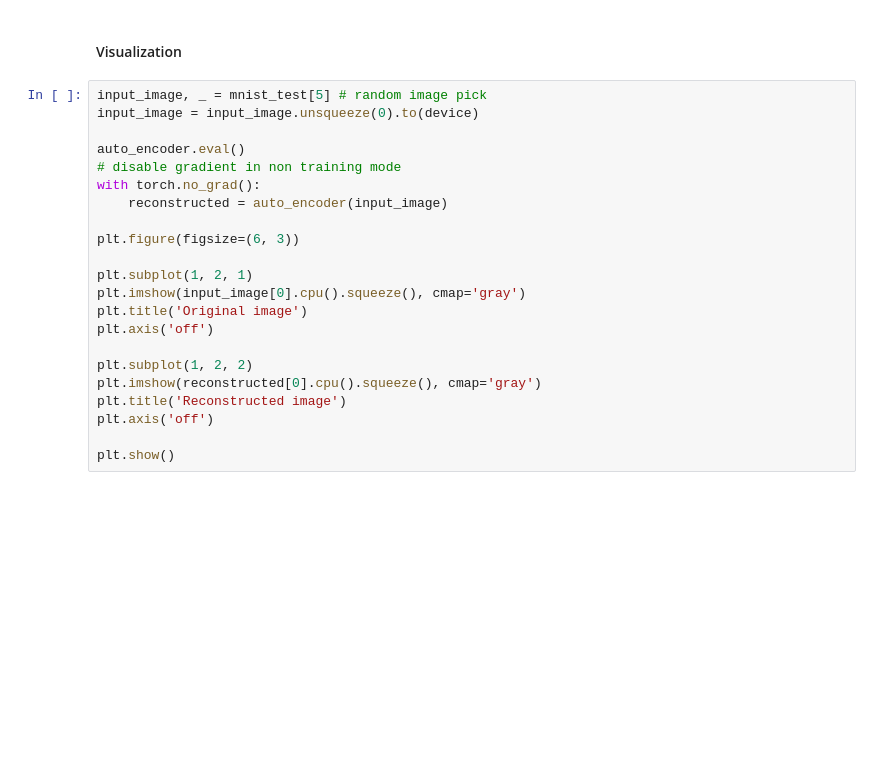
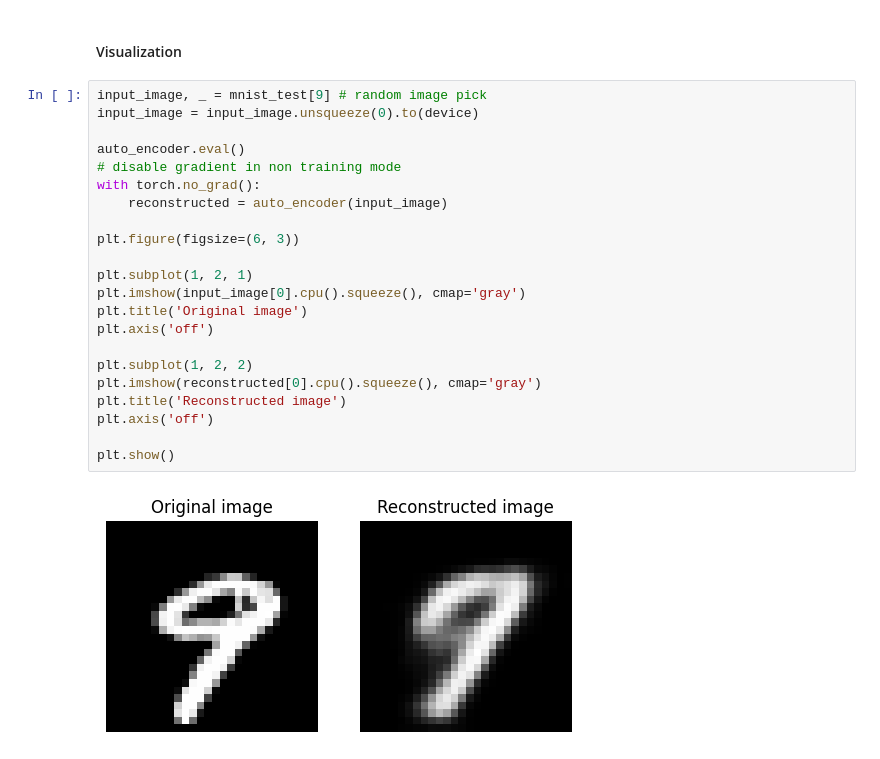
Before and after one commit to noemieth6/Personal-Advanced-Deep-Learning-Jupyter-Notebook, a Jupyter notebook: THOMASSON_Noemie_HW_31.ipynb, the cells around one changed output. Cells and saved outputs as stored; diff of their text form; blank space fills up the shorter version.

```diff
--- a/THOMASSON_Noemie_HW_31.ipynb
+++ b/THOMASSON_Noemie_HW_31.ipynb
@@ -446,24 +460,26 @@ KeyboardInterrupt:
 # %% [markdown]
 #### Visualization
 # %%
-input_image, _ = mnist_test[5] # random image pick
+input_image, _ = mnist_test[9] # random image pick
 input_image = input_image.unsqueeze(0).to(device)
 
 auto_encoder.eval()
 # disable gradient in non training mode
 with torch.no_grad():
     reconstructed = auto_encoder(input_image)
 
 plt.figure(figsize=(6, 3))
 
 plt.subplot(1, 2, 1)
 plt.imshow(input_image[0].cpu().squeeze(), cmap='gray')
 plt.title('Original image')
 plt.axis('off')
 
 plt.subplot(1, 2, 2)
 plt.imshow(reconstructed[0].cpu().squeeze(), cmap='gray')
 plt.title('Reconstructed image')
 plt.axis('off')
 
 plt.show()
+# %% [output]
+[figure, added]
```
Also changed, not shown: parts of 6 cells of this notebook.
